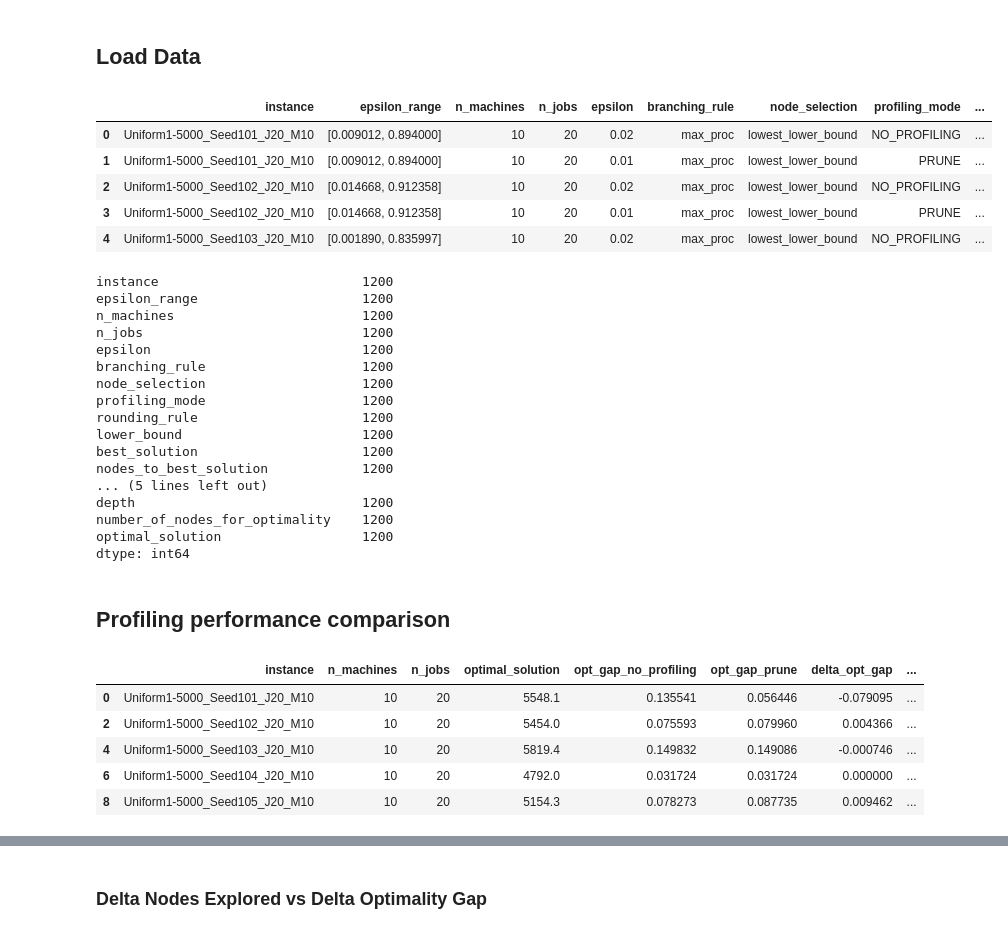
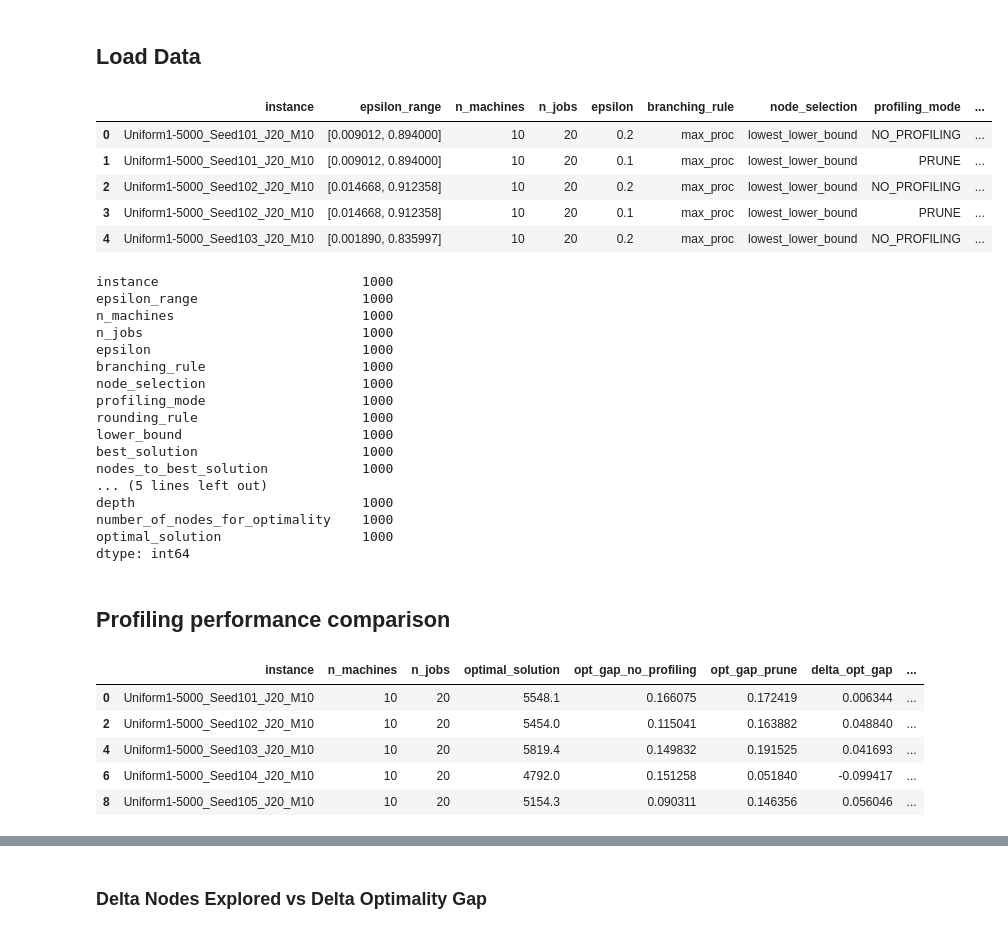
Before and after one commit to BEagle1984/branch_and_bound_as_PTAS, a Jupyter notebook: plots_identical_scatter.ipynb, the cells around one changed output, grey strips where cells are left out. Cells and saved outputs as stored; diff of their text form; code cells hidden in the pictures.

Commit message:
Collect more data with different epsilon values

```diff
--- a/plots_identical_scatter.ipynb
+++ b/plots_identical_scatter.ipynb
@@ -13,35 +14,35 @@ import numpy as np
 # %% [markdown]
 ## Load Data
 # %%
-df = pd.read_csv("output/results.csv")
+df = pd.read_csv("output/results-sergio-e0.1.csv")
 
 df.head()
 # %% [output]
 |  | instance | epsilon_range | n_machines | n_jobs | epsilon | branching_rule | node_selection | profiling_mode | ... |
-| 0 | Uniform1-5000_Seed101_J20_M10 | [0.009012, 0.894000] | 10 | 20 | 0.02 | max_proc | lowest_lower_bound | NO_PROFILING | ... |
-| 1 | Uniform1-5000_Seed101_J20_M10 | [0.009012, 0.894000] | 10 | 20 | 0.01 | max_proc | lowest_lower_bound | PRUNE | ... |
-| 2 | Uniform1-5000_Seed102_J20_M10 | [0.014668, 0.912358] | 10 | 20 | 0.02 | max_proc | lowest_lower_bound | NO_PROFILING | ... |
-| 3 | Uniform1-5000_Seed102_J20_M10 | [0.014668, 0.912358] | 10 | 20 | 0.01 | max_proc | lowest_lower_bound | PRUNE | ... |
-| 4 | Uniform1-5000_Seed103_J20_M10 | [0.001890, 0.835997] | 10 | 20 | 0.02 | max_proc | lowest_lower_bound | NO_PROFILING | ... |
+| 0 | Uniform1-5000_Seed101_J20_M10 | [0.009012, 0.894000] | 10 | 20 | 0.2 | max_proc | lowest_lower_bound | NO_PROFILING | ... |
+| 1 | Uniform1-5000_Seed101_J20_M10 | [0.009012, 0.894000] | 10 | 20 | 0.1 | max_proc | lowest_lower_bound | PRUNE | ... |
+| 2 | Uniform1-5000_Seed102_J20_M10 | [0.014668, 0.912358] | 10 | 20 | 0.2 | max_proc | lowest_lower_bound | NO_PROFILING | ... |
+| 3 | Uniform1-5000_Seed102_J20_M10 | [0.014668, 0.912358] | 10 | 20 | 0.1 | max_proc | lowest_lower_bound | PRUNE | ... |
+| 4 | Uniform1-5000_Seed103_J20_M10 | [0.001890, 0.835997] | 10 | 20 | 0.2 | max_proc | lowest_lower_bound | NO_PROFILING | ... |
 # %%
 df.count()
 # %% [output]
-instance                          1200
-epsilon_range                     1200
-n_machines                        1200
-n_jobs                            1200
-epsilon                           1200
-branching_rule                    1200
-node_selection                    1200
-profiling_mode                    1200
-rounding_rule                     1200
-lower_bound                       1200
-best_solution                     1200
-nodes_to_best_solution            1200
+instance                          1000
+epsilon_range                     1000
+n_machines                        1000
+n_jobs                            1000
+epsilon                           1000
+branching_rule                    1000
+node_selection                    1000
+profiling_mode                    1000
+rounding_rule                     1000
+lower_bound                       1000
+best_solution                     1000
+nodes_to_best_solution            1000
 ... (5 lines left out)
-depth                             1200
-number_of_nodes_for_optimality    1200
-optimal_solution                  1200
+depth                             1000
+number_of_nodes_for_optimality    1000
+optimal_solution                  1000
 dtype: int64
 # %% [markdown]
 ## Profiling performance comparison
@@ -91,11 +92,11 @@ for instance in df_merged['instance']:
 df_merged.head()
 # %% [output]
 |  | instance | n_machines | n_jobs | optimal_solution | opt_gap_no_profiling | opt_gap_prune | delta_opt_gap | ... |
-| 0 | Uniform1-5000_Seed101_J20_M10 | 10 | 20 | 5548.1 | 0.135541 | 0.056446 | -0.079095 | ... |
-| 2 | Uniform1-5000_Seed102_J20_M10 | 10 | 20 | 5454.0 | 0.075593 | 0.079960 | 0.004366 | ... |
-| 4 | Uniform1-5000_Seed103_J20_M10 | 10 | 20 | 5819.4 | 0.149832 | 0.149086 | -0.000746 | ... |
-| 6 | Uniform1-5000_Seed104_J20_M10 | 10 | 20 | 4792.0 | 0.031724 | 0.031724 | 0.000000 | ... |
-| 8 | Uniform1-5000_Seed105_J20_M10 | 10 | 20 | 5154.3 | 0.078273 | 0.087735 | 0.009462 | ... |
+| 0 | Uniform1-5000_Seed101_J20_M10 | 10 | 20 | 5548.1 | 0.166075 | 0.172419 | 0.006344 | ... |
+| 2 | Uniform1-5000_Seed102_J20_M10 | 10 | 20 | 5454.0 | 0.115041 | 0.163882 | 0.048840 | ... |
+| 4 | Uniform1-5000_Seed103_J20_M10 | 10 | 20 | 5819.4 | 0.149832 | 0.191525 | 0.041693 | ... |
+| 6 | Uniform1-5000_Seed104_J20_M10 | 10 | 20 | 4792.0 | 0.151258 | 0.051840 | -0.099417 | ... |
+| 8 | Uniform1-5000_Seed105_J20_M10 | 10 | 20 | 5154.3 | 0.090311 | 0.146356 | 0.056046 | ... |
 # %%
 df_merged.count()
 # %% [output]
```
Also changed, not shown: parts of 3 cells of this notebook, 12 other files.
